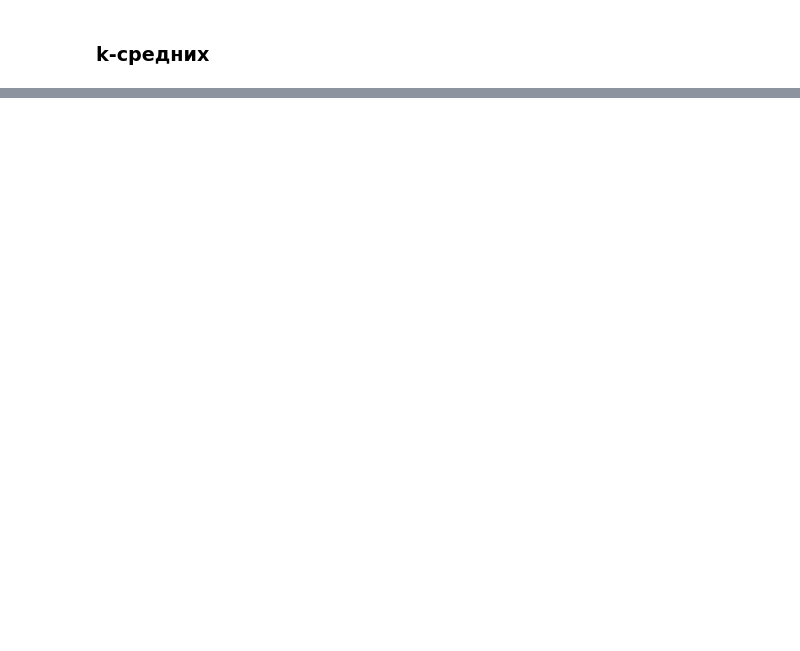
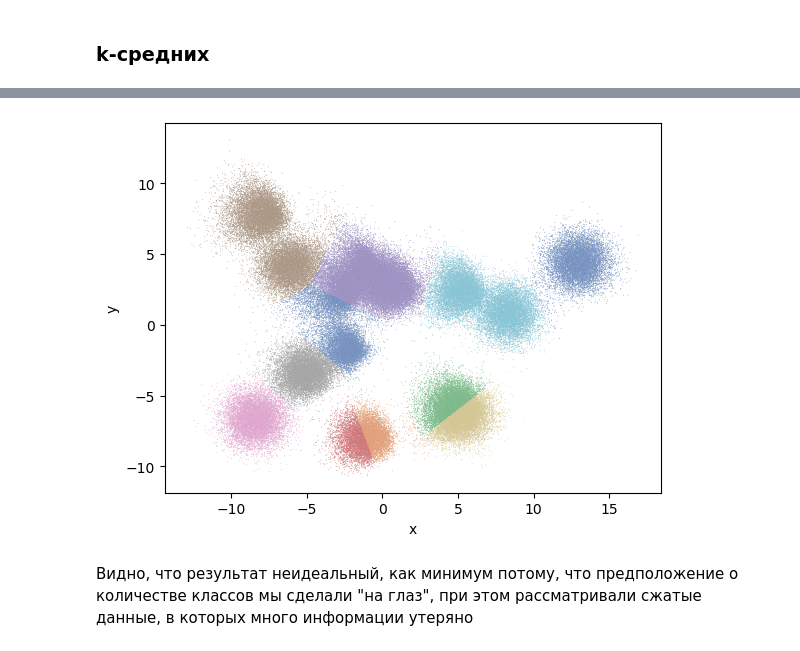
Before and after one commit to EHAT32/mathModelling, a Jupyter notebook: hw1/hw1.ipynb, the cells around one changed output, grey strips where cells are left out. Saved outputs shown, nothing was run; the diff lists cells and outputs as text; code cells hidden in the pictures; blank space fills up the shorter version.

Commit message:
added averaging

```diff
--- a/hw1/hw1.ipynb
+++ b/hw1/hw1.ipynb
@@ -148,0 +186,11 @@ turtle.done()
+# %%
+labels = clustering.k_means(compressed_data, k=11, averaging=1)
+# %%
+df['label'] = labels
+# %%
+ax = sns.scatterplot(data=df, x ='x', y='y', hue='label', palette='deep', s=0.3)
+ax.get_legend().remove()
+# %% [output]
+[figure, added]
+# %% [markdown]
+Видно, что результат неидеальный, как минимум потому, что предположение о количестве классов мы сделали "на глаз", при этом рассматривали сжатые данные, в которых много информации утеряно
```
Also changed, not shown: parts of 11 cells of this notebook, 1 other file.
